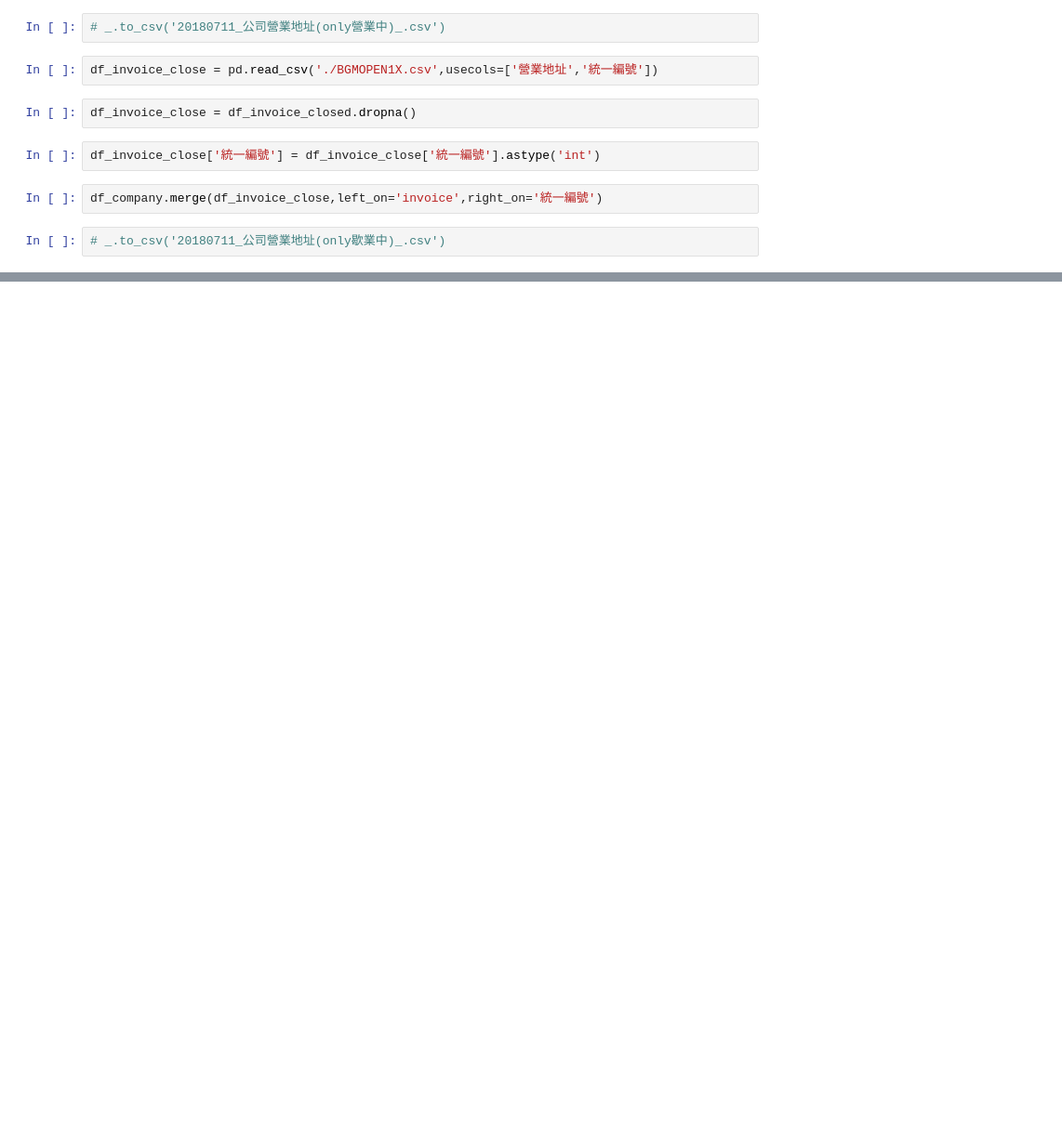
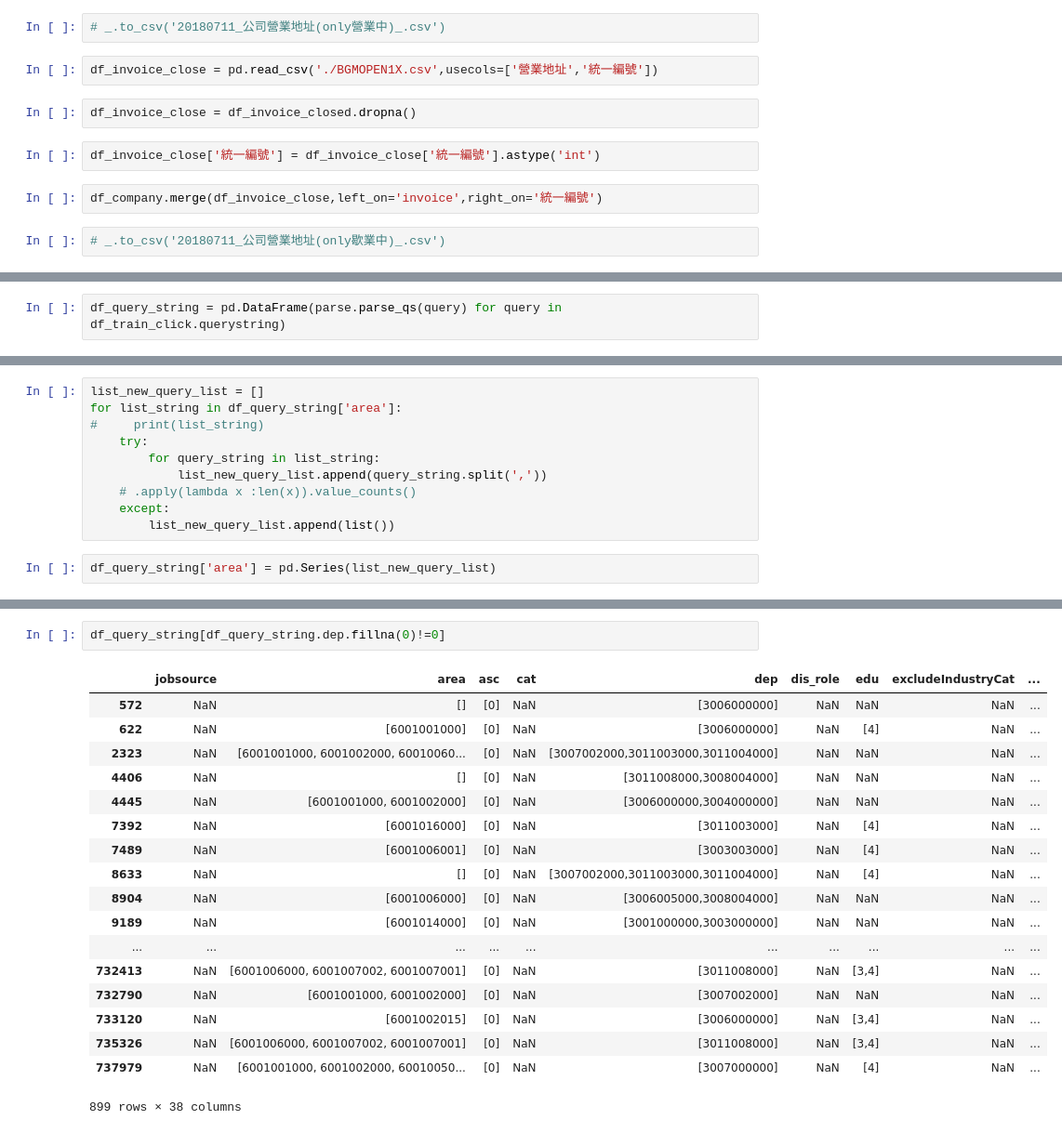
Before and after one commit to kuonumber/201807_104_hr_bank, a Jupyter notebook: 20180710_104_資料清理.ipynb, the cells around one changed output, grey strips where cells are left out. Shown at 93% size. Cells and saved outputs as stored; diff of their text form; blank space fills up the shorter version.

```diff
--- a/20180710_104_資料清理.ipynb
+++ b/20180710_104_資料清理.ipynb
@@ -329,0 +384,2 @@ df_company.merge(df_invoice_close,left_on='invoice',right_on='統一編號')
+# %%
+df_query_string = pd.DataFrame(parse.parse_qs(query) for query in df_train_click.querystring)
@@ -329,0 +408,12 @@ df_company.merge(df_invoice_close,left_on='invoice',right_on='統一編號')
+# %%
+list_new_query_list = []
+for list_string in df_query_string['area']:
+#     print(list_string)
+    try:
+        for query_string in list_string:
+            list_new_query_list.append(query_string.split(','))
+    # .apply(lambda x :len(x)).value_counts()
+    except:
+        list_new_query_list.append(list())
+# %%
+df_query_string['area'] = pd.Series(list_new_query_list)
@@ -329,0 +435,21 @@ df_company.merge(df_invoice_close,left_on='invoice',right_on='統一編號')
+# %%
+df_query_string[df_query_string.dep.fillna(0)!=0]
+# %% [output]
+|  | jobsource | area | asc | cat | dep | dis_role | edu | excludeIndustryCat | ... |
+| 572 | NaN | [] | [0] | NaN | [3006000000] | NaN | NaN | NaN | ... |
+| 622 | NaN | [6001001000] | [0] | NaN | [3006000000] | NaN | [4] | NaN | ... |
+| 2323 | NaN | [6001001000, 6001002000, 60010060... | [0] | NaN | [3007002000,3011003000,3011004000] | NaN | NaN | NaN | ... |
+| 4406 | NaN | [] | [0] | NaN | [3011008000,3008004000] | NaN | NaN | NaN | ... |
+| 4445 | NaN | [6001001000, 6001002000] | [0] | NaN | [3006000000,3004000000] | NaN | NaN | NaN | ... |
+| 7392 | NaN | [6001016000] | [0] | NaN | [3011003000] | NaN | [4] | NaN | ... |
+| 7489 | NaN | [6001006001] | [0] | NaN | [3003003000] | NaN | [4] | NaN | ... |
+| 8633 | NaN | [] | [0] | NaN | [3007002000,3011003000,3011004000] | NaN | [4] | NaN | ... |
+| 8904 | NaN | [6001006000] | [0] | NaN | [3006005000,3008004000] | NaN | NaN | NaN | ... |
+| 9189 | NaN | [6001014000] | [0] | NaN | [3001000000,3003000000] | NaN | NaN | NaN | ... |
+| ... | ... | ... | ... | ... | ... | ... | ... | ... | ... |
+| 732413 | NaN | [6001006000, 6001007002, 6001007001] | [0] | NaN | [3011008000] | NaN | [3,4] | NaN | ... |
+| 732790 | NaN | [6001001000, 6001002000] | [0] | NaN | [3007002000] | NaN | NaN | NaN | ... |
+| 733120 | NaN | [6001002015] | [0] | NaN | [3006000000] | NaN | [3,4] | NaN | ... |
+| 735326 | NaN | [6001006000, 6001007002, 6001007001] | [0] | NaN | [3011008000] | NaN | [3,4] | NaN | ... |
+| 737979 | NaN | [6001001000, 6001002000, 60010050... | [0] | NaN | [3007000000] | NaN | [4] | NaN | ... |
+899 rows × 38 columns
```
Also changed, not shown: parts of 44 cells of this notebook, 1 other file.
